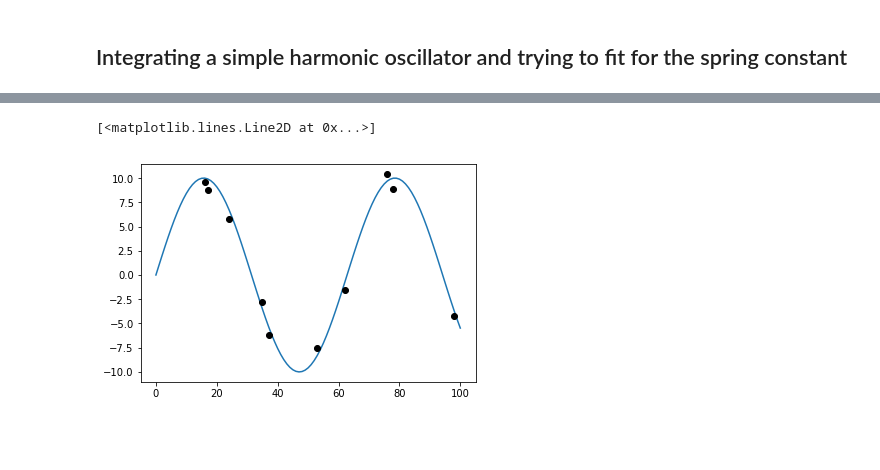
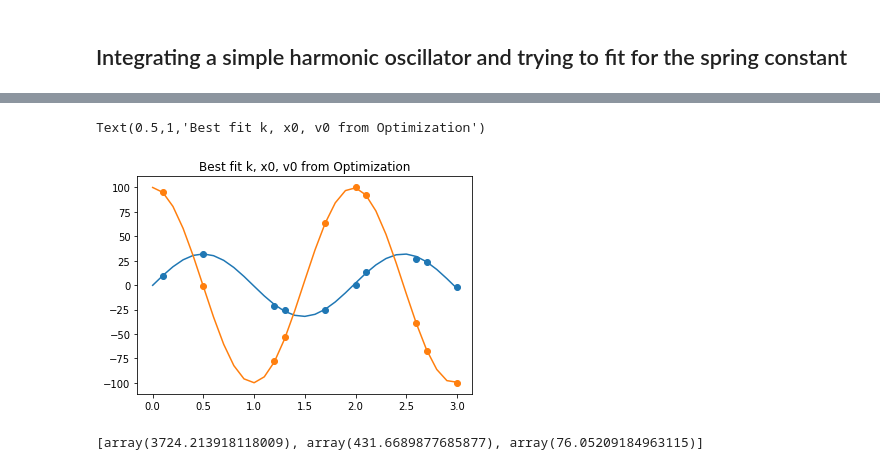
Before and after one commit to andersdot/shoderivz, a Jupyter notebook: shoderivz.ipynb, the cells around one changed output, grey strips where cells are left out. Cells and saved outputs as stored; diff of their text form; code cells hidden in the pictures; blank space fills up the shorter version.

```diff
--- a/shoderivz.ipynb
+++ b/shoderivz.ipynb
@@ -57,13 +88,0 @@ plt.scatter(t_obs, v_obs)
-# %%
-def ln_likelihood(theta, data, dt_model, nsteps=100):
-    chi2 = 0
-    k, x0, v0 = theta
-    x_obs, v_obs, t_obs, sigma_x, sigma_v = data
-    x, v, t = leapfrog(x0, v0, phi_grad, dt_model, nsteps, k=k)
-    #interpolate between values and sample at observed t
-    order = 3
-    v_interp = InterpolatedUnivariateSpline(t, v, k=order)
-    x_interp = InterpolatedUnivariateSpline(t, x, k=order)
-    chi2 += -(v_interp(t_obs) - v_obs)**2 / sigma_v**2 - 2*np.log(sigma_v)
-    chi2 += -(x_interp(t_obs) - x_obs)**2 / sigma_x**2 - 2*np.log(sigma_x)
-    return 0.5*chi2.sum()
@@ -82,6 +131,0 @@ The optimized values are: k = 0.20, x0 = 11.80, v0 = -6.48
-# %%
-plt.plot(x)
-plt.plot(randind, x_obs, 'ko')
-# %% [output]
-[<matplotlib.lines.Line2D at 0x...>]
-[figure, removed]
@@ -92,0 +132,11 @@ plt.plot(randind, x_obs, 'ko')
+# %%
+#plot best fit from optimization
+x, v, t = leapfrog(res.x[1], res.x[2], phi_grad, dt_model, nmodelpoints, k=res.x[0])
+plt.plot(t, x, c='C0')
+plt.plot(t, v, c='C1')
+plt.errorbar(t_obs, x_obs, yerr=std_noise, fmt='o', color='C0')
+plt.errorbar(t_obs, v_obs, yerr=std_noise, fmt='o', color='C1')
+plt.title('Best fit k, x0, v0 from Optimization')
+# %% [output]
+Text(0.5,1,'Best fit k, x0, v0 from Optimization')
+[figure, added]
@@ -92,0 +151,4 @@ plt.plot(randind, x_obs, 'ko')
+# %%
+grad_ln_like(p0, data, dt_model)
+# %% [output]
+[array(3724.213918118009), array(431.6689877685877), array(76.05209184963115)]
```
Also changed, not shown: parts of 21 cells of this notebook.
